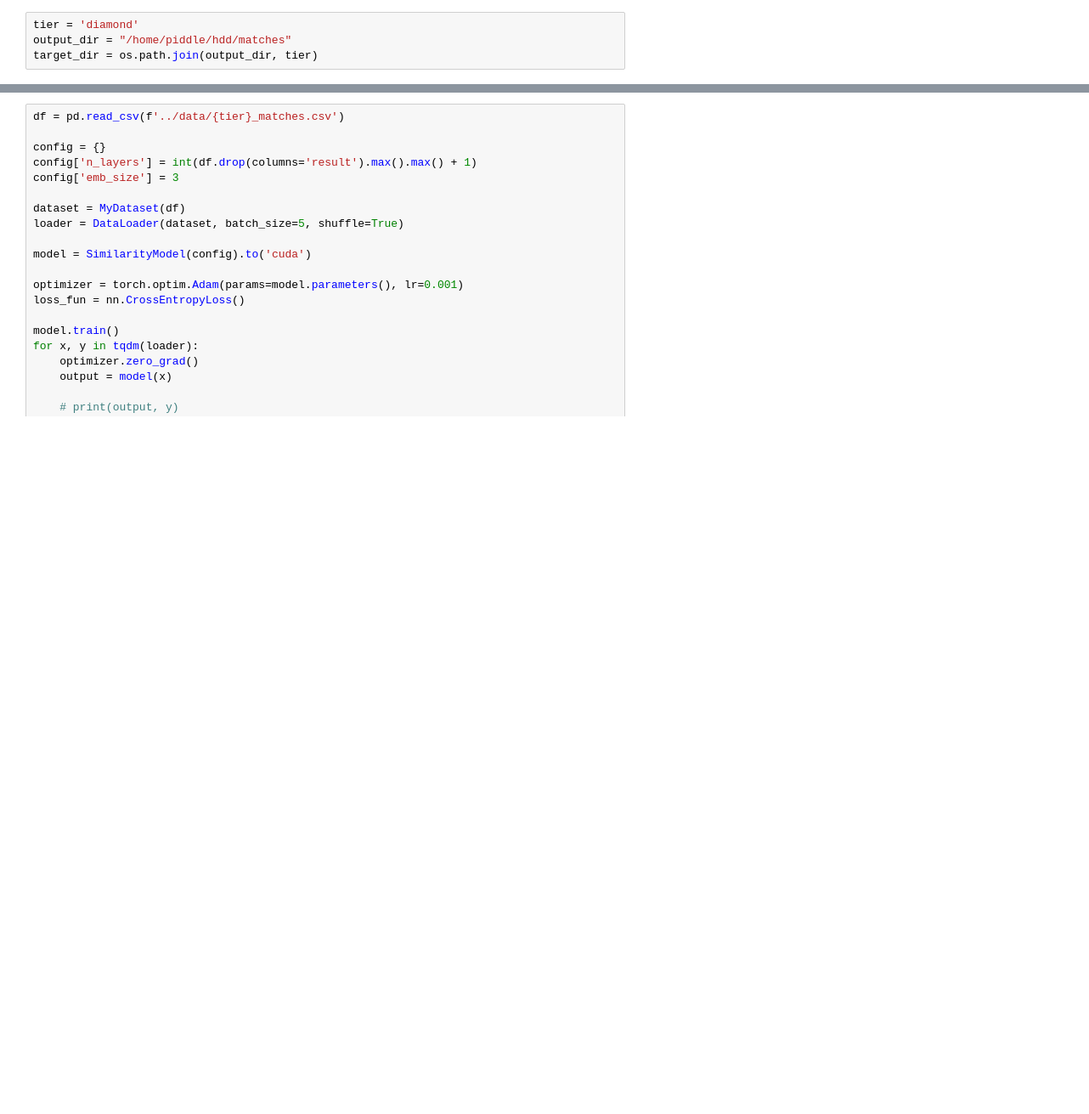
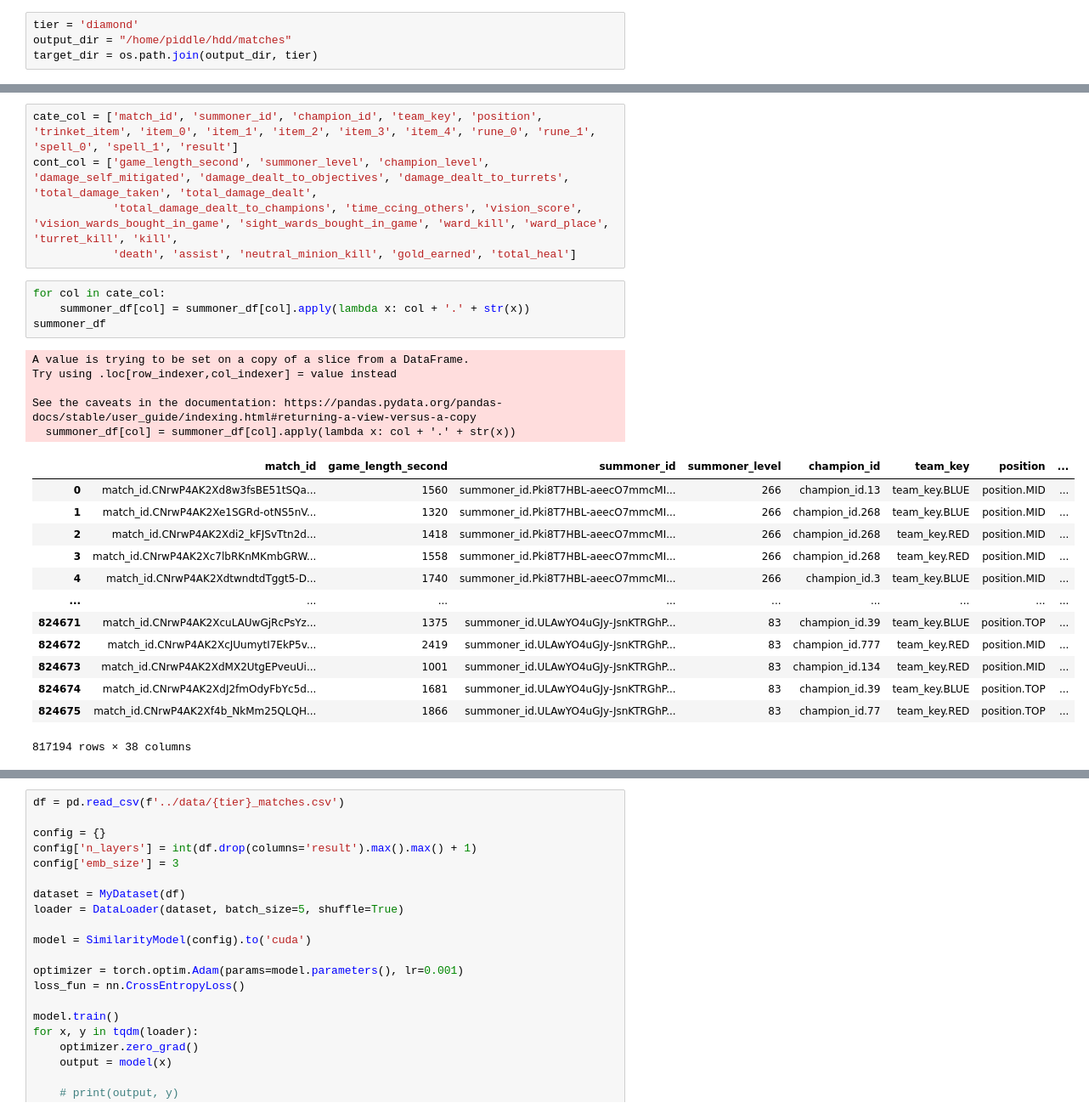
Before and after one commit to boostcampaitech6/level2-3-recsys-finalproject-recsys-05, a Jupyter notebook: latent_factor_by_user.ipynb, the cells around one changed output, grey strips where cells are left out. Shown at 85% size. Drawn from its saved outputs; the diff is of its cells as text; blank space fills up the shorter version.

```diff
--- a/latent_factor_by_user.ipynb
+++ b/latent_factor_by_user.ipynb
@@ -84,0 +223,28 @@ for df in parse_match(file_iter):
+# %%
+cate_col = ['match_id', 'summoner_id', 'champion_id', 'team_key', 'position', 'trinket_item', 'item_0', 'item_1', 'item_2', 'item_3', 'item_4', 'rune_0', 'rune_1', 'spell_0', 'spell_1', 'result']
+cont_col = ['game_length_second', 'summoner_level', 'champion_level', 'damage_self_mitigated', 'damage_dealt_to_objectives', 'damage_dealt_to_turrets', 'total_damage_taken', 'total_damage_dealt',
+            'total_damage_dealt_to_champions', 'time_ccing_others', 'vision_score', 'vision_wards_bought_in_game', 'sight_wards_bought_in_game', 'ward_kill', 'ward_place', 'turret_kill', 'kill',
+            'death', 'assist', 'neutral_minion_kill', 'gold_earned', 'total_heal']
+# %%
+for col in cate_col:
+    summoner_df[col] = summoner_df[col].apply(lambda x: col + '.' + str(x))
+summoner_df
+# %% [output]
+A value is trying to be set on a copy of a slice from a DataFrame.
+Try using .loc[row_indexer,col_indexer] = value instead
+
+See the caveats in the documentation: https://pandas.pydata.org/pandas-docs/stable/user_guide/indexing.html#returning-a-view-versus-a-copy
+  summoner_df[col] = summoner_df[col].apply(lambda x: col + '.' + str(x))
+|  | match_id | game_length_second | summoner_id | summoner_level | champion_id | team_key | position | ... |
+| 0 | match_id.CNrwP4AK2Xd8w3fsBE51tSQa... | 1560 | summoner_id.Pki8T7HBL-aeecO7mmcMI... | 266 | champion_id.13 | team_key.BLUE | position.MID | ... |
+| 1 | match_id.CNrwP4AK2Xe1SGRd-otNS5nV... | 1320 | summoner_id.Pki8T7HBL-aeecO7mmcMI... | 266 | champion_id.268 | team_key.BLUE | position.MID | ... |
+| 2 | match_id.CNrwP4AK2Xdi2_kFJSvTtn2d... | 1418 | summoner_id.Pki8T7HBL-aeecO7mmcMI... | 266 | champion_id.268 | team_key.RED | position.MID | ... |
+| 3 | match_id.CNrwP4AK2Xc7lbRKnMKmbGRW... | 1558 | summoner_id.Pki8T7HBL-aeecO7mmcMI... | 266 | champion_id.268 | team_key.RED | position.MID | ... |
+| 4 | match_id.CNrwP4AK2XdtwndtdTggt5-D... | 1740 | summoner_id.Pki8T7HBL-aeecO7mmcMI... | 266 | champion_id.3 | team_key.BLUE | position.MID | ... |
+| ... | ... | ... | ... | ... | ... | ... | ... | ... |
+| 824671 | match_id.CNrwP4AK2XcuLAUwGjRcPsYz... | 1375 | summoner_id.ULAwYO4uGJy-JsnKTRGhP... | 83 | champion_id.39 | team_key.BLUE | position.TOP | ... |
+| 824672 | match_id.CNrwP4AK2XcJUumytI7EkP5v... | 2419 | summoner_id.ULAwYO4uGJy-JsnKTRGhP... | 83 | champion_id.777 | team_key.RED | position.MID | ... |
+| 824673 | match_id.CNrwP4AK2XdMX2UtgEPveuUi... | 1001 | summoner_id.ULAwYO4uGJy-JsnKTRGhP... | 83 | champion_id.134 | team_key.RED | position.MID | ... |
+| 824674 | match_id.CNrwP4AK2XdJ2fmOdyFbYc5d... | 1681 | summoner_id.ULAwYO4uGJy-JsnKTRGhP... | 83 | champion_id.39 | team_key.BLUE | position.TOP | ... |
+| 824675 | match_id.CNrwP4AK2Xf4b_NkMm25QLQH... | 1866 | summoner_id.ULAwYO4uGJy-JsnKTRGhP... | 83 | champion_id.77 | team_key.RED | position.TOP | ... |
+817194 rows × 38 columns
```
Also changed, not shown: parts of 34 cells of this notebook.
